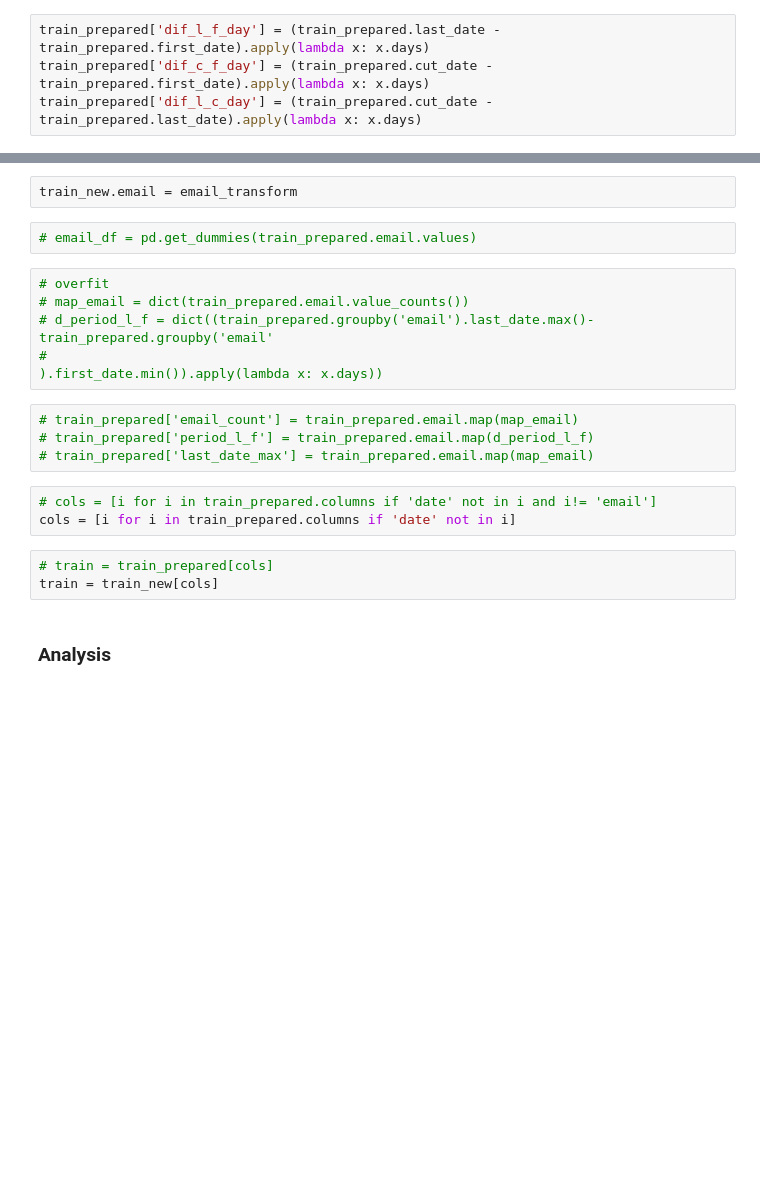
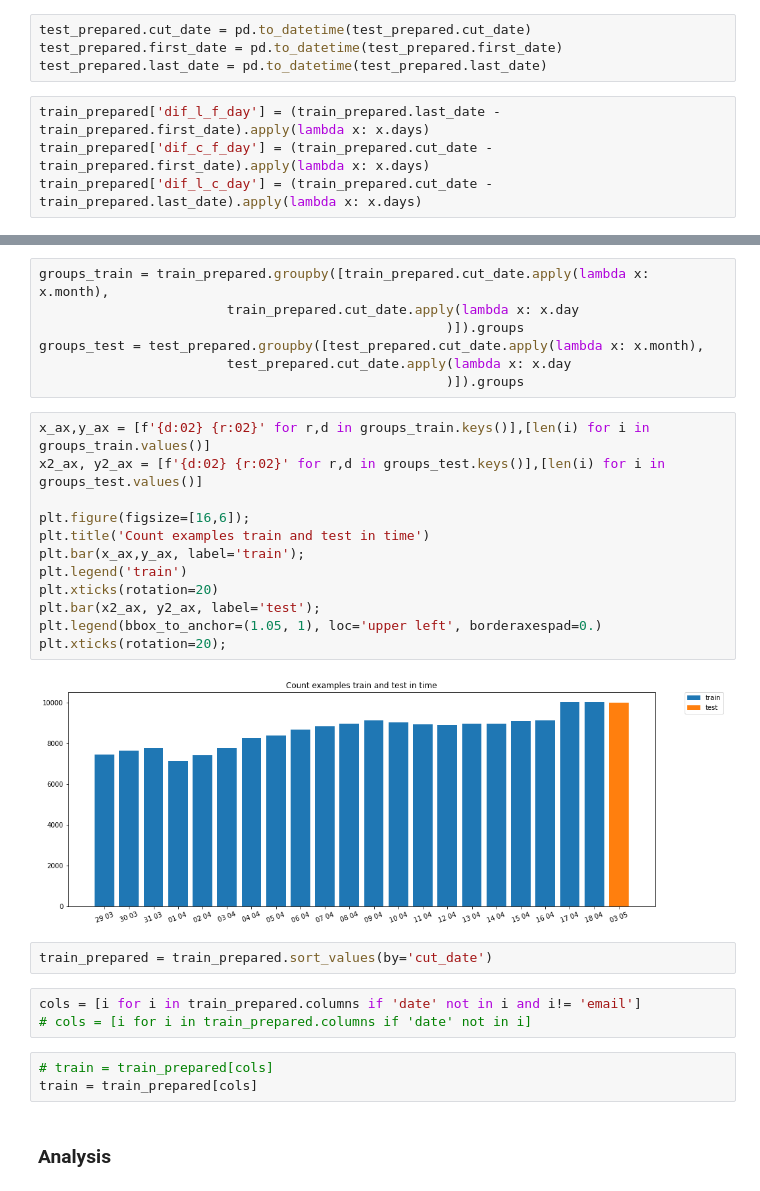
Before and after one commit to maximenkooo/ChurnPrediction, a Jupyter notebook: ChurnPrediction.ipynb, the cells around one changed output, grey strips where cells are left out. Cells and saved outputs as stored; diff of their text form; blank space fills up the shorter version.

```diff
--- a/ChurnPrediction.ipynb
+++ b/ChurnPrediction.ipynb
@@ -88,6 +76,10 @@ Some email repeat have more examples.
 train_prepared.cut_date = pd.to_datetime(train_prepared.cut_date)
 train_prepared.first_date = pd.to_datetime(train_prepared.first_date)
 train_prepared.last_date = pd.to_datetime(train_prepared.last_date)
+# %%
+test_prepared.cut_date = pd.to_datetime(test_prepared.cut_date)
+test_prepared.first_date = pd.to_datetime(test_prepared.first_date)
+test_prepared.last_date = pd.to_datetime(test_prepared.last_date)
 # %%
 train_prepared['dif_l_f_day'] = (train_prepared.last_date - train_prepared.first_date).apply(lambda x: x.days)
 train_prepared['dif_c_f_day'] = (train_prepared.cut_date - train_prepared.first_date).apply(lambda x: x.days)
@@ -118,22 +87,32 @@ email_transform = le.fit_transform(train_new.email)
-# %%
-train_new.email = email_transform
-# %%
-# email_df = pd.get_dummies(train_prepared.email.values)
-# %%
-# overfit
-# map_email = dict(train_prepared.email.value_counts())
-# d_period_l_f = dict((train_prepared.groupby('email').last_date.max()-train_prepared.groupby('email'
-#                                                                     ).first_date.min()).apply(lambda x: x.days))
-# %%
-# train_prepared['email_count'] = train_prepared.email.map(map_email)
-# train_prepared['period_l_f'] = train_prepared.email.map(d_period_l_f)
-# train_prepared['last_date_max'] = train_prepared.email.map(map_email)
+# %%
+groups_train = train_prepared.groupby([train_prepared.cut_date.apply(lambda x: x.month),
+                        train_prepared.cut_date.apply(lambda x: x.day
+                                                    )]).groups
+groups_test = test_prepared.groupby([test_prepared.cut_date.apply(lambda x: x.month),
+                        test_prepared.cut_date.apply(lambda x: x.day
+                                                    )]).groups
+# %%
+x_ax,y_ax = [f'{d:02} {r:02}' for r,d in groups_train.keys()],[len(i) for i in groups_train.values()]
+x2_ax, y2_ax = [f'{d:02} {r:02}' for r,d in groups_test.keys()],[len(i) for i in groups_test.values()]
+
+plt.figure(figsize=[16,6]);
+plt.title('Count examples train and test in time')
+plt.bar(x_ax,y_ax, label='train');
+plt.legend('train')
+plt.xticks(rotation=20)
+plt.bar(x2_ax, y2_ax, label='test');
+plt.legend(bbox_to_anchor=(1.05, 1), loc='upper left', borderaxespad=0.)
+plt.xticks(rotation=20);
+# %% [output]
+[figure, added]
+# %%
+train_prepared = train_prepared.sort_values(by='cut_date')
 # %%
-# cols = [i for i in train_prepared.columns if 'date' not in i and i!= 'email']
-cols = [i for i in train_prepared.columns if 'date' not in i]
+cols = [i for i in train_prepared.columns if 'date' not in i and i!= 'email']
+# cols = [i for i in train_prepared.columns if 'date' not in i]
 # %%
 # train = train_prepared[cols]
-train = train_new[cols]
+train = train_prepared[cols]
 # %% [markdown]
 ### Analysis
 # %%
```
Also changed, not shown: parts of 61 cells of this notebook.
